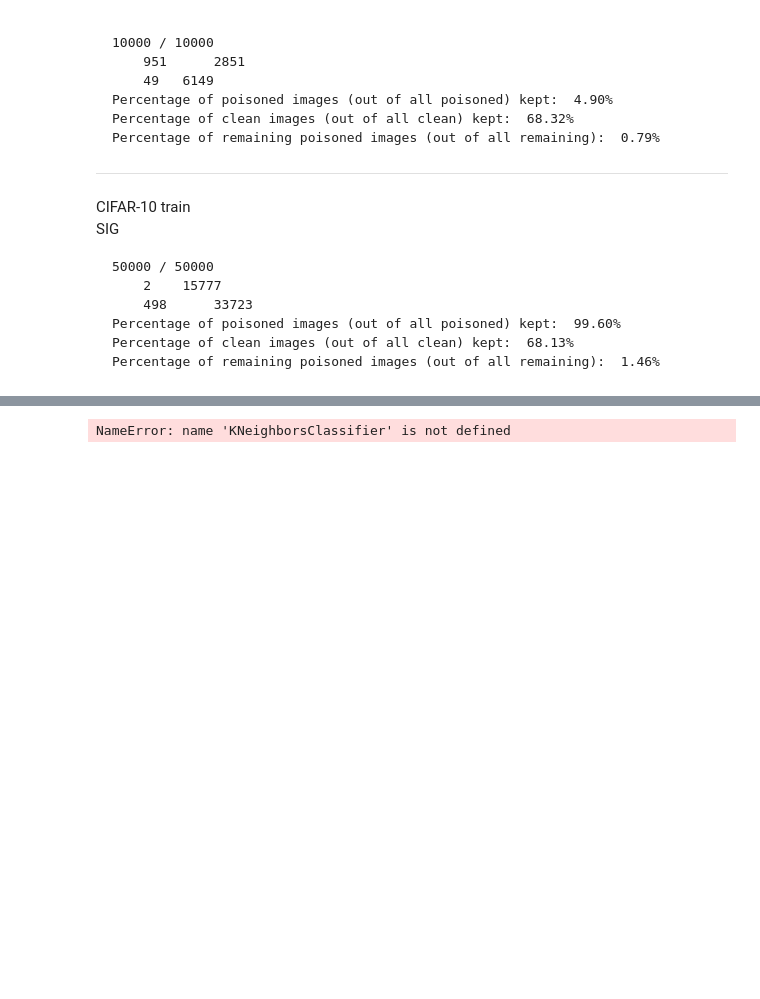
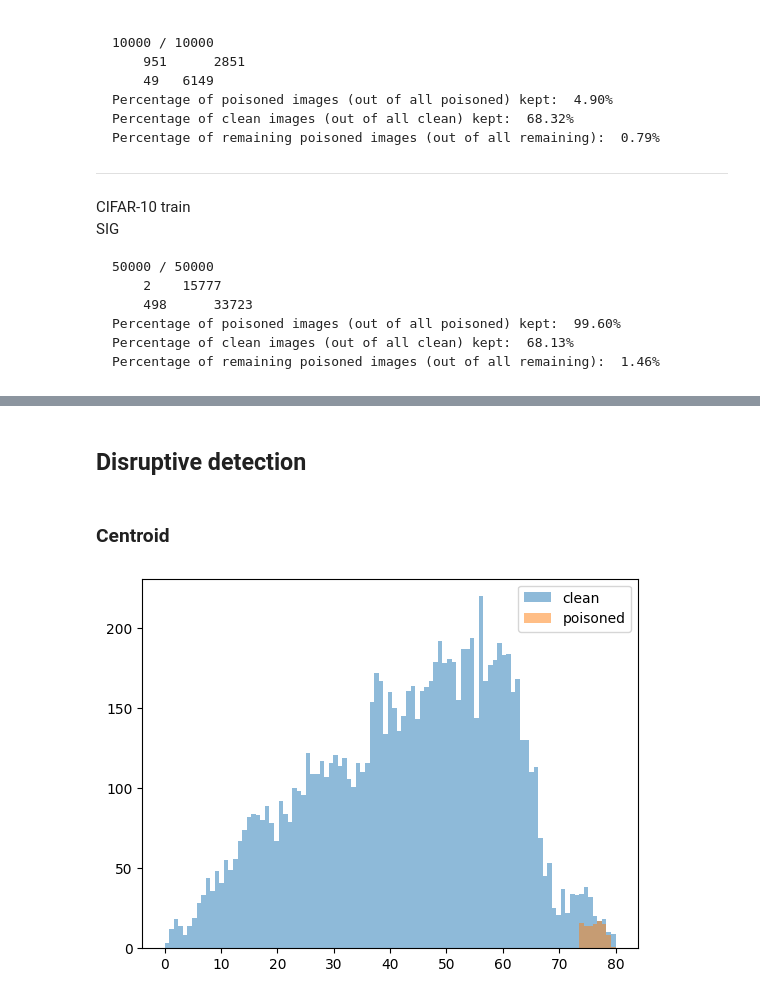
Before and after one commit to LukaD00/selfsupervised-cleanse, a Jupyter notebook: cleanse.ipynb, the cells around one changed output, grey strips where cells are left out. Drawn from its saved outputs; the diff is of its cells as text; code cells hidden in the pictures; blank space fills up the shorter version.

Commit message:
added centroid and gauss cleanse

```diff
--- a/cleanse.ipynb
+++ b/cleanse.ipynb
@@ -20,14 +24,20 @@ from simclr import SimClrBackbone
 # %%
 device = "cuda"
 # %%
-RUN_TSNE = False
-RUN_KNN = True
+RUN_TSNE = True
+
+# Non-disruptive cleanse
+RUN_KNN = False
 RUN_ENERGY = False
 RUN_LOGREG = False
 
-SIMCLR_MODEL_NAME = "WaNet-SimCLR.pt"
+# Disruptive cleanse
+RUN_CENTROID = True
+RUN_GAUSS = True
 
-DATASET = "wanet"
+SIMCLR_MODEL_NAME = "SIG-SimCLR.pt"
+
+DATASET = "sig"
 TRAIN = False
 
 if DATASET == "badnets":
@@ -127,6 +137,8 @@ def plot_tsne(features: np.array, labels: np.array, poison_indices: np.array, su
     plt.legend([str(i) for i in range(num_classes)] + ["poison"])
     plt.show()
 
+    return tsne_features
+
 
 if RUN_TSNE:
-    plot_tsne(features, labels_poison, poison_indices)
+    tsne_features = plot_tsne(features, labels_poison, poison_indices)
@@ -378,11 +358,4 @@ SIG
 	Percentage of poisoned images (out of all poisoned) kept:  99.60%
 	Percentage of clean images (out of all clean) kept:  68.13%
 	Percentage of remaining poisoned images (out of all remaining):  1.46%
-# %%
-if RUN_ENERGY:
-
-    save_name = f"__NEW__{DATASET_NAME}-Energy-{'train' if TRAIN else 'test'}"
-
-    with open(f"./cleansed_labels/{save_name}.pkl", "wb") as f:
-        pickle.dump(predicted_labels, f)
 # %% [markdown]
@@ -493,23 +462,26 @@ plt.show()
-# %%
-resolution = 100 # 100x100 background pixels
-X2d_xmin, X2d_xmax = np.min(tsne_features[:,0]), np.max(tsne_features[:,0])
-X2d_ymin, X2d_ymax = np.min(tsne_features[:,1]), np.max(tsne_features[:,1])
-xx, yy = np.meshgrid(np.linspace(X2d_xmin, X2d_xmax, resolution), np.linspace(X2d_ymin, X2d_ymax, resolution))
-
-# approximate Voronoi tesselation on resolution x resolution grid using 1-NN
-outputs = model(torch.tensor(features_subset).float())
-_, predicted = torch.max(outputs.data, 1)
-predicted = predicted.detach().numpy()
-background_model = KNeighborsClassifier(n_neighbors=1).fit(tsne_features, predicted)
-voronoiBackground = background_model.predict(np.c_[xx.ravel(), yy.ravel()])
-voronoiBackground = voronoiBackground.reshape((resolution, resolution))
-
-#plot
-import matplotlib.colors
-norm = matplotlib.colors.Normalize(vmin=0,vmax=10)
-
-plt.contourf(xx, yy, voronoiBackground, norm=norm, cmap ="jet")
-#plt.scatter(tsne_features[:,0], tsne_features[:,1], c=predicted, norm=norm, cmap ="jet")
-plt.show()
-# %% [output]
-NameError: name 'KNeighborsClassifier' is not defined
+# %% [markdown]
+## Disruptive detection
+# %% [markdown]
+### Centroid
+# %%
+def plot_histogram_poisoned(values: np.array, poison_indices: np.array, is_integer: bool = False, bins_num: int = 100) -> None:
+    values_clean = values[np.invert(poison_indices)]
+    values_poisoned = values[poison_indices]
+
+    bins = np.linspace(int(np.min(values)), int(np.max(values)), int(np.max(values)) if is_integer else bins_num)
+    plt.hist(values_clean, bins, alpha=0.5, label='clean')
+    plt.hist(values_poisoned, bins, alpha=0.5, label='poisoned')
+    plt.legend(loc='upper right')
+    plt.show()
+# %%
+def centroid_cleanse(features: np.array) -> np.array:
+    centroid = np.sum(features, axis=0) / features.shape[0]
+    distances = np.linalg.norm(features - centroid, axis=1)
+
+    plot_histogram_poisoned(distances, poison_indices)
+
+if RUN_CENTROID:
+    #centroid_cleanse(features)
+    centroid_cleanse(tsne_features)
+# %% [output]
+[figure, added]
```
Also changed, not shown: parts of 22 cells of this notebook, 4 other files.
